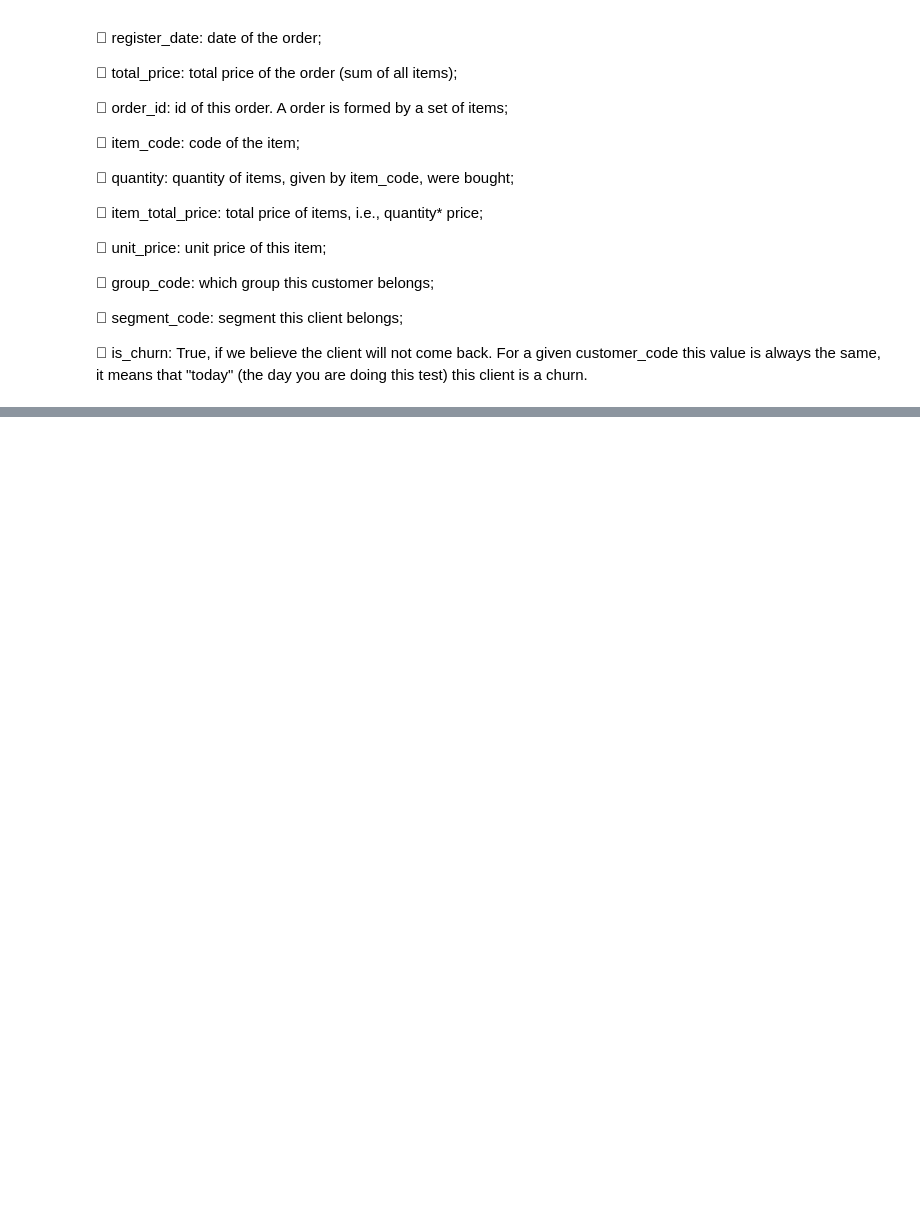
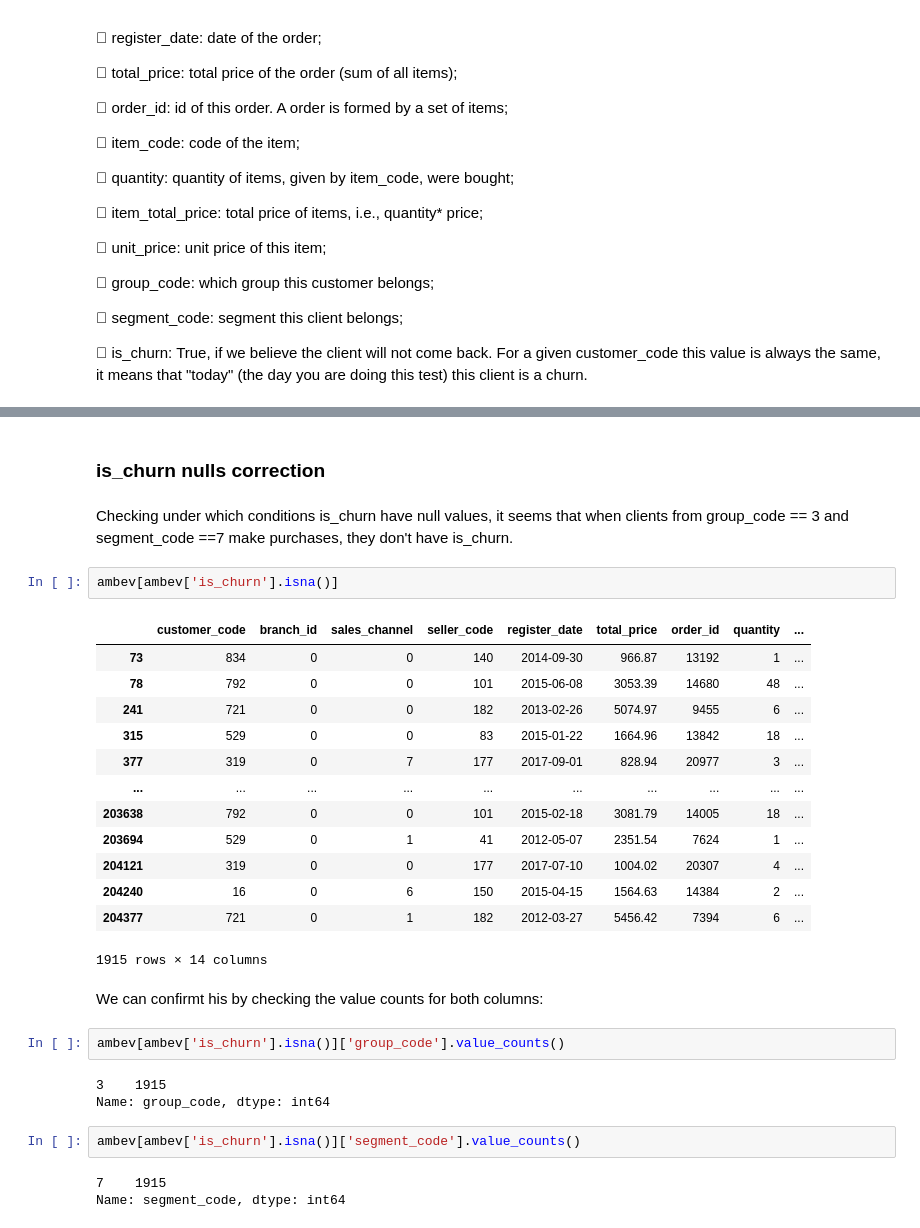
Before and after one commit to Forastierii/case-ambev, a Jupyter notebook: case-ambev.ipynb, the cells around one changed output, grey strips where cells are left out. Cells and saved outputs as stored; diff of their text form; blank space fills up the shorter version.

```diff
--- a/case-ambev.ipynb
+++ b/case-ambev.ipynb
@@ -63,0 +176,32 @@ List as many use cases for the dataset as possible.
+# %% [markdown]
+### is_churn nulls correction
+# %% [markdown]
+Checking under which conditions is_churn have null values, it seems that when clients from group_code == 3 and segment_code ==7 make purchases, they don't have is_churn.
+# %%
+ambev[ambev['is_churn'].isna()]
+# %% [output]
+|  | customer_code | branch_id | sales_channel | seller_code | register_date | total_price | order_id | quantity | ... |
+| 73 | 834 | 0 | 0 | 140 | 2014-09-30 | 966.87 | 13192 | 1 | ... |
+| 78 | 792 | 0 | 0 | 101 | 2015-06-08 | 3053.39 | 14680 | 48 | ... |
+| 241 | 721 | 0 | 0 | 182 | 2013-02-26 | 5074.97 | 9455 | 6 | ... |
+| 315 | 529 | 0 | 0 | 83 | 2015-01-22 | 1664.96 | 13842 | 18 | ... |
+| 377 | 319 | 0 | 7 | 177 | 2017-09-01 | 828.94 | 20977 | 3 | ... |
+| ... | ... | ... | ... | ... | ... | ... | ... | ... | ... |
+| 203638 | 792 | 0 | 0 | 101 | 2015-02-18 | 3081.79 | 14005 | 18 | ... |
+| 203694 | 529 | 0 | 1 | 41 | 2012-05-07 | 2351.54 | 7624 | 1 | ... |
+| 204121 | 319 | 0 | 0 | 177 | 2017-07-10 | 1004.02 | 20307 | 4 | ... |
+| 204240 | 16 | 0 | 6 | 150 | 2015-04-15 | 1564.63 | 14384 | 2 | ... |
+| 204377 | 721 | 0 | 1 | 182 | 2012-03-27 | 5456.42 | 7394 | 6 | ... |
+1915 rows × 14 columns
+# %% [markdown]
+We can confirmt his by checking the value counts for both columns:
+# %%
+ambev[ambev['is_churn'].isna()]['group_code'].value_counts()
+# %% [output]
+3    1915
+Name: group_code, dtype: int64
+# %%
+ambev[ambev['is_churn'].isna()]['segment_code'].value_counts()
+# %% [output]
+7    1915
+Name: segment_code, dtype: int64
```
Also changed, not shown: parts of 22 cells of this notebook.
